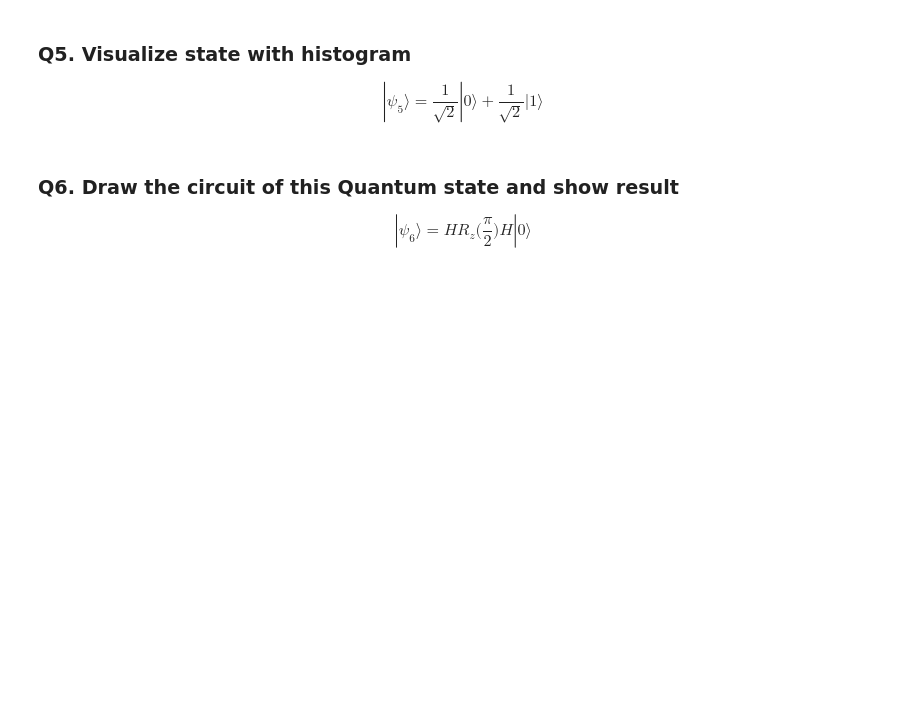
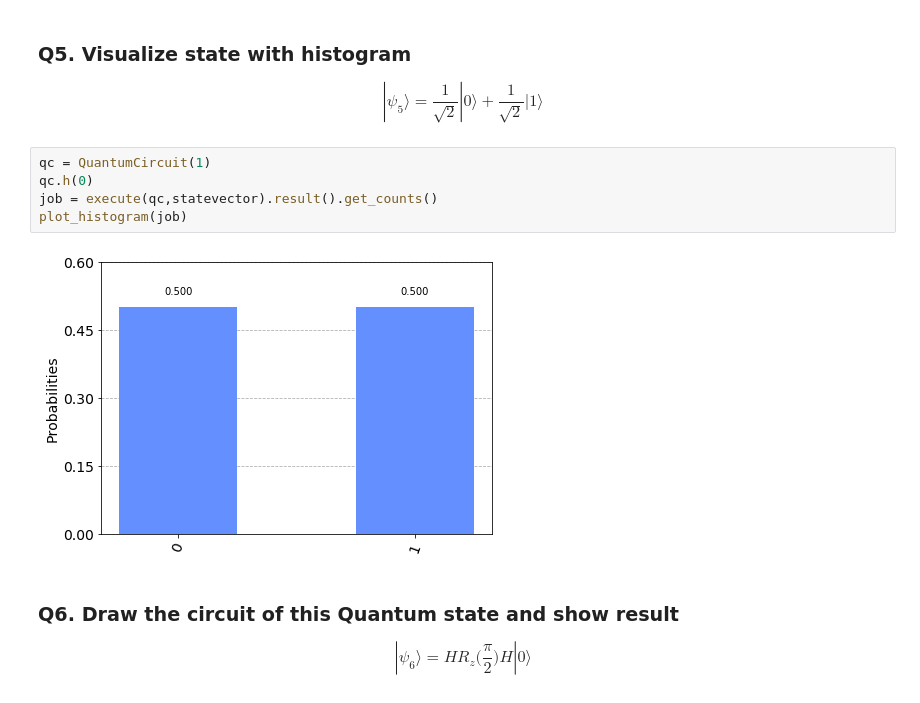
Before and after one commit to Chibikuri/Assignment, a Jupyter notebook: 1.one_qubit/Notebook.ipynb, the cells around one changed output. Saved outputs shown, nothing was run; the diff lists cells and outputs as text; blank space fills up the shorter version.

```diff
--- a/1.one_qubit/Notebook.ipynb
+++ b/1.one_qubit/Notebook.ipynb
@@ -31,6 +63,13 @@ $$|\psi_4\rangle = \frac{1}{\sqrt{2}}|0\rangle - \frac{\mathcal{i}}{\sqrt{2}}|1\
 ### Q5. Visualize state with histogram
 
 $$|\psi_5\rangle = \frac{1}{\sqrt{2}}|0\rangle + \frac{1}{\sqrt{2}}|1\rangle$$
+# %%
+qc = QuantumCircuit(1)
+qc.h(0)
+job = execute(qc,statevector).result().get_counts()
+plot_histogram(job)
+# %% [output]
+[figure, added]
 # %% [markdown]
 ### Q6. Draw the circuit of this Quantum state and show result
 
```
Also changed, not shown: parts of 9 cells of this notebook.
